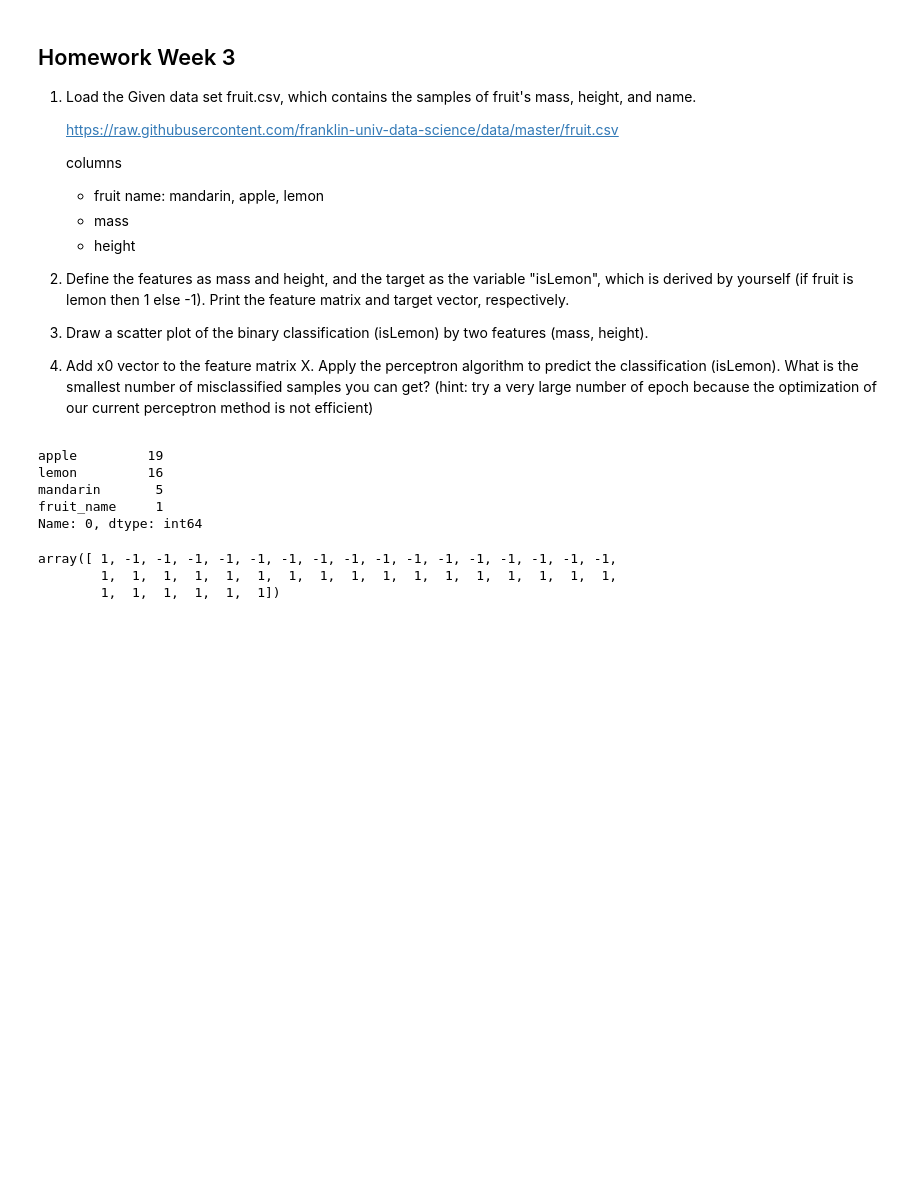
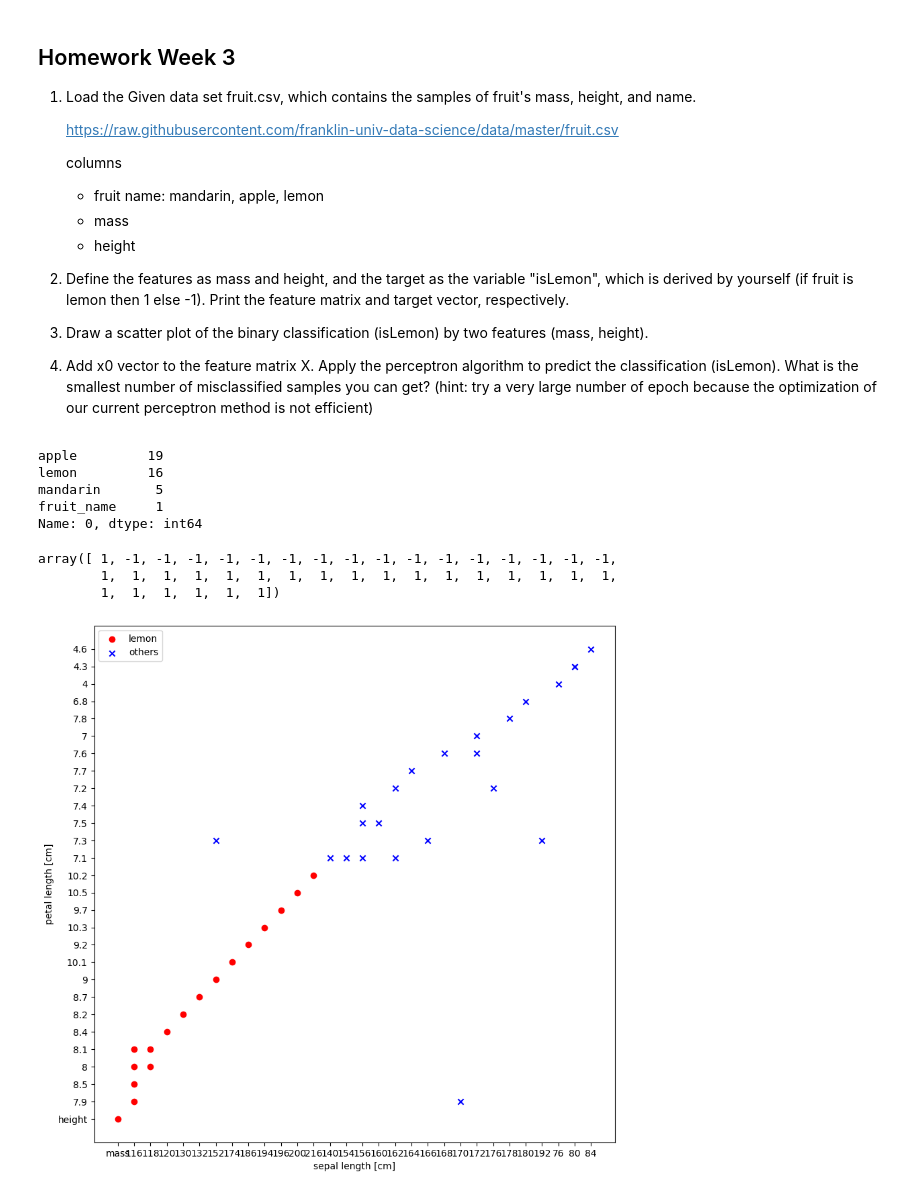
Before and after one commit to koto253/DATA_611, a Jupyter notebook: Module03_HW.ipynb, the cells around one changed output. Drawn from its saved outputs; the diff is of its cells as text; code cells hidden in the pictures; blank space fills up the shorter version.

```diff
--- a/Module03_HW.ipynb
+++ b/Module03_HW.ipynb
@@ -56,3 +56,28 @@ isLemon
 array([ 1, -1, -1, -1, -1, -1, -1, -1, -1, -1, -1, -1, -1, -1, -1, -1, -1,
         1,  1,  1,  1,  1,  1,  1,  1,  1,  1,  1,  1,  1,  1,  1,  1,  1,
         1,  1,  1,  1,  1,  1])
+# %%
+## 3. Draw a scatter plot of the binary classification (isLemon) by two features (mass, height).
+
+twoFeatures = df.iloc[0:40, [1, 2]].values ## extract the columns of Mass length and Heigh length
+
+
+# Make the plot a little larger
+f = plt.figure()
+f.set_figwidth(10)
+f.set_figheight(10)
+
+# plot data
+plt.scatter(twoFeatures[: 17, 0], twoFeatures[: 17, 1],
+            color='red', marker='o', label='lemon')
+
+plt.scatter(twoFeatures[17: 40, 0], twoFeatures[17: 40, 1],
+            color='blue', marker='x', label='others')
+
+plt.xlabel('sepal length [cm]')
+plt.ylabel('petal length [cm]')
+plt.legend(loc='upper left')
+
+plt.show()
+# %% [output]
+[figure, added]
```
Also changed, not shown: parts of 2 cells of this notebook.
